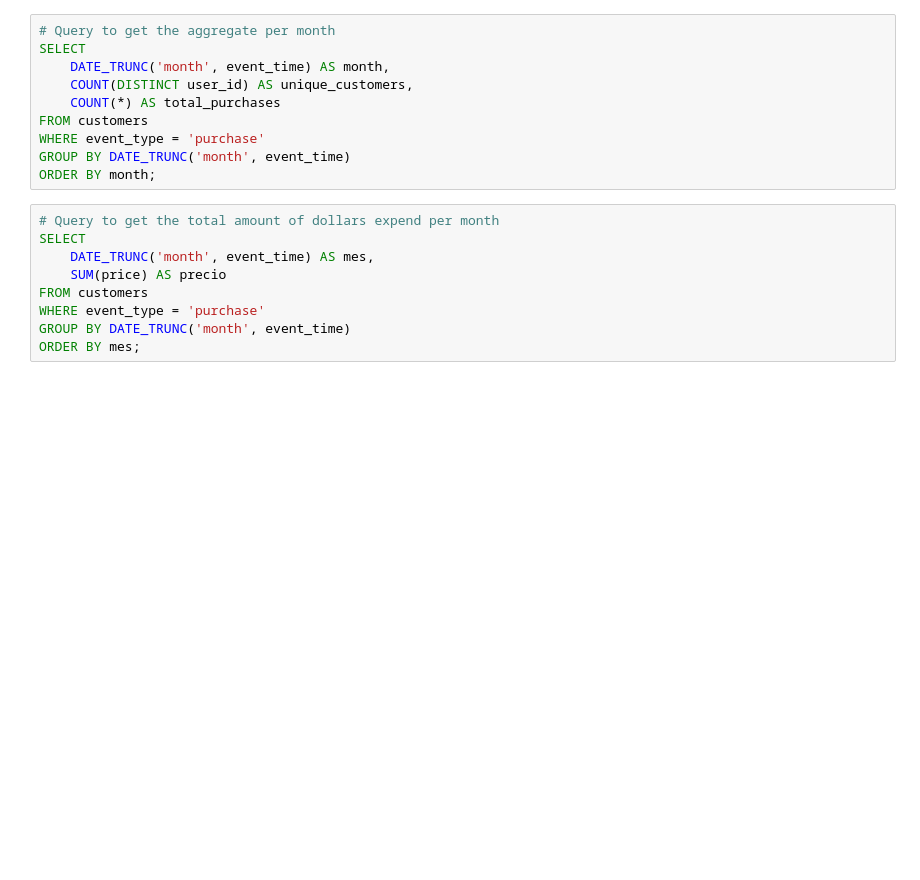
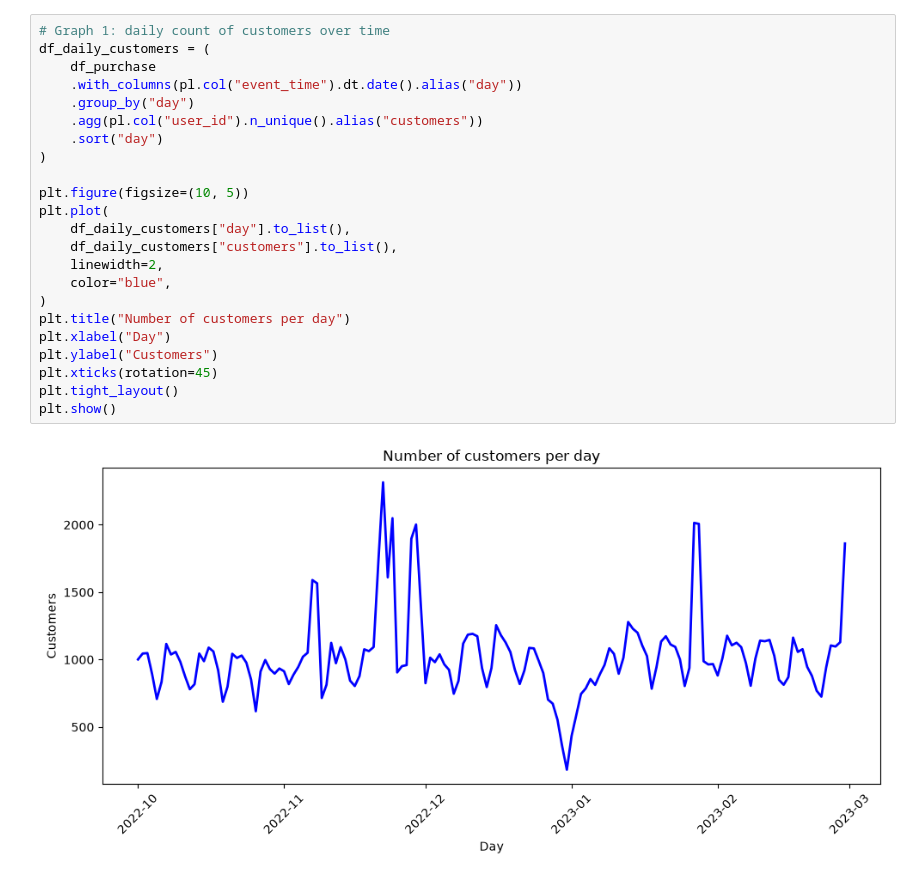
Before and after one commit to Numbersdontlie/Data-Science-Piscine, a Jupyter notebook: day3/ex01/ex01.ipynb, the cells around one changed output. Saved outputs shown, nothing was run; the diff lists cells and outputs as text; blank space fills up the shorter version.

```diff
--- a/day3/ex01/ex01.ipynb
+++ b/day3/ex01/ex01.ipynb
@@ -33,20 +64,26 @@ shape: (5, 2)
-# %%
-# Query to get the aggregate per month
-SELECT
-    DATE_TRUNC('month', event_time) AS month,
-    COUNT(DISTINCT user_id) AS unique_customers,
-    COUNT(*) AS total_purchases
-FROM customers
-WHERE event_type = 'purchase'
-GROUP BY DATE_TRUNC('month', event_time)
-ORDER BY month;
-# %%
-# Query to get the total amount of dollars expend per month
-SELECT
-	DATE_TRUNC('month', event_time) AS mes,
-	SUM(price) AS precio
-FROM customers
-WHERE event_type = 'purchase'
-GROUP BY DATE_TRUNC('month', event_time)
-ORDER BY mes;
+# %%
+# Graph 1: daily count of customers over time
+df_daily_customers = (
+    df_purchase
+    .with_columns(pl.col("event_time").dt.date().alias("day"))
+    .group_by("day")
+    .agg(pl.col("user_id").n_unique().alias("customers"))
+    .sort("day")
+)
+
+plt.figure(figsize=(10, 5))
+plt.plot(
+    df_daily_customers["day"].to_list(),
+    df_daily_customers["customers"].to_list(),
+    linewidth=2,
+    color="blue",
+)
+plt.title("Number of customers per day")
+plt.xlabel("Day")
+plt.ylabel("Customers")
+plt.xticks(rotation=45)
+plt.tight_layout()
+plt.show()
+# %% [output]
+[figure, added]
 # %%
```
Also changed, not shown: parts of 7 cells of this notebook, 2 other files.
